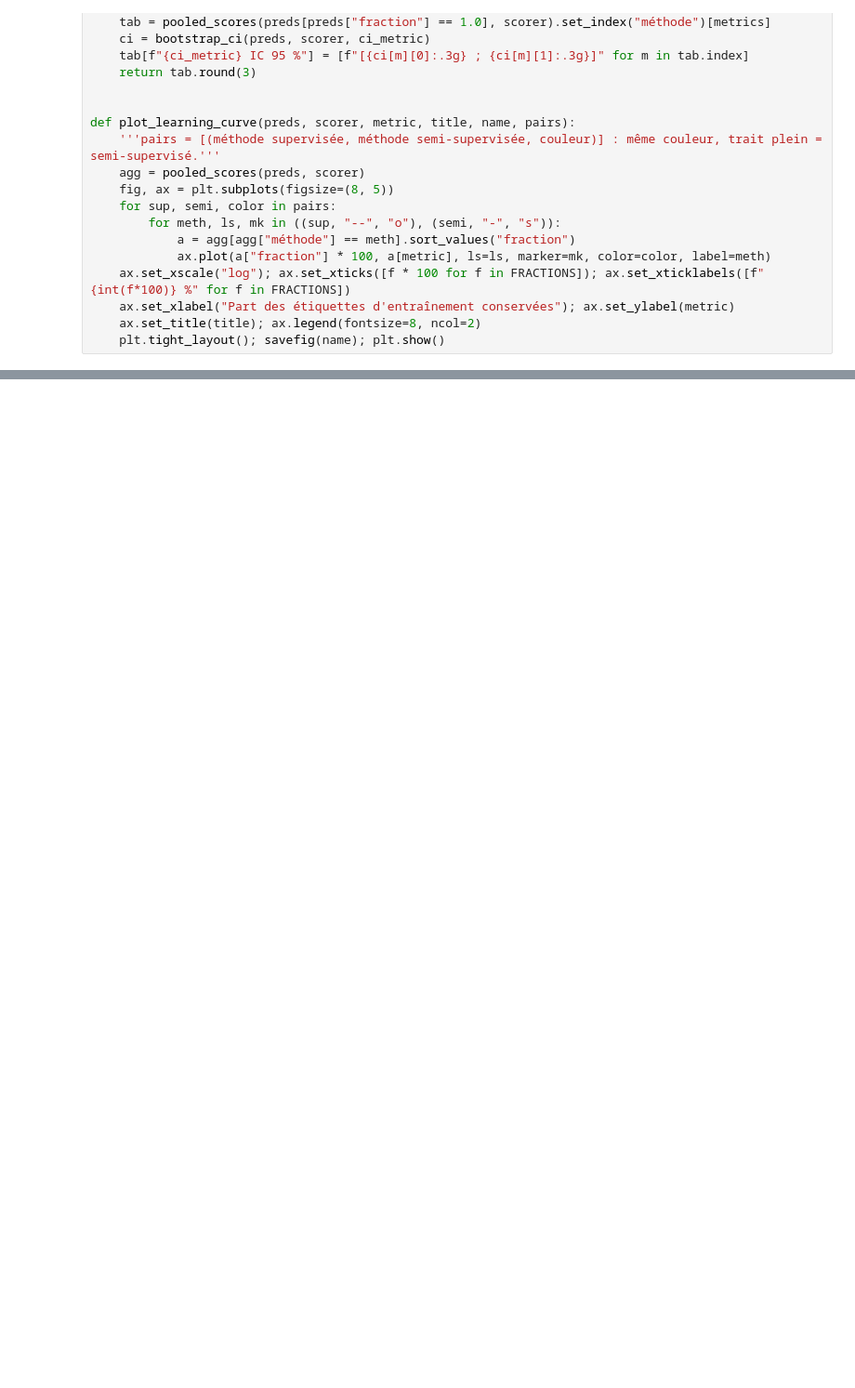
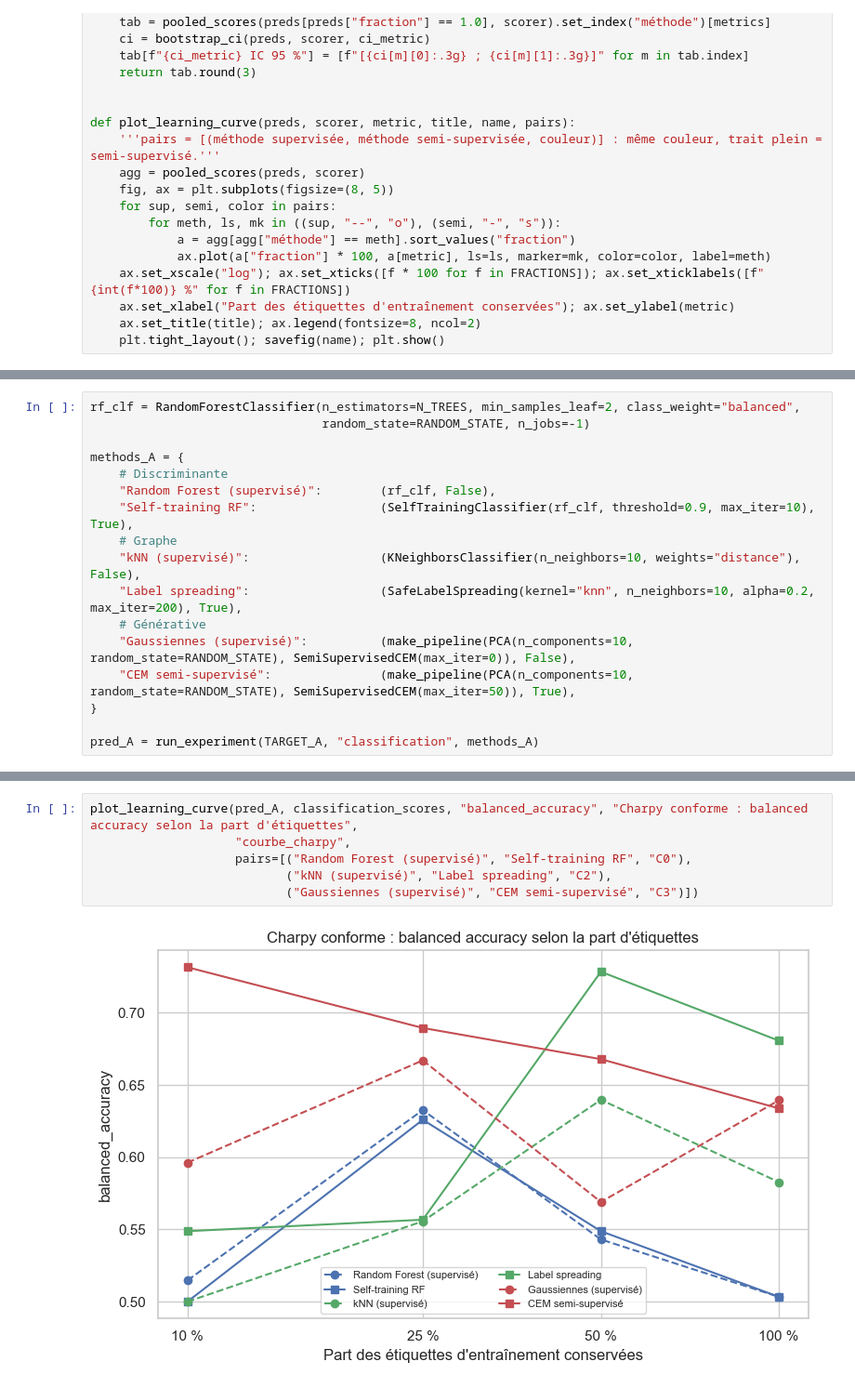
Before and after one commit to marilynehu25/Soudure-d-acier, a Jupyter notebook: 2. Analyses/4. Apprentissage semi supervisé.ipynb, the cells around one changed output, grey strips where cells are left out. Shown at 93% size. Saved outputs shown, nothing was run; the diff lists cells and outputs as text; blank space fills up the shorter version.

```diff
--- a/2. Analyses/4. Apprentissage semi supervisé.ipynb
+++ b/2. Analyses/4. Apprentissage semi supervisé.ipynb
@@ -470,0 +479,17 @@ def plot_learning_curve(preds, scorer, metric, title, name, pairs):
+# %%
+rf_clf = RandomForestClassifier(n_estimators=N_TREES, min_samples_leaf=2, class_weight="balanced",
+                                random_state=RANDOM_STATE, n_jobs=-1)
+
+methods_A = {
+    # Discriminante
+    "Random Forest (supervisé)":        (rf_clf, False),
+    "Self-training RF":                 (SelfTrainingClassifier(rf_clf, threshold=0.9, max_iter=10), True),
+    # Graphe
+    "kNN (supervisé)":                  (KNeighborsClassifier(n_neighbors=10, weights="distance"), False),
+    "Label spreading":                  (SafeLabelSpreading(kernel="knn", n_neighbors=10, alpha=0.2, max_iter=200), True),
+    # Générative
+    "Gaussiennes (supervisé)":          (make_pipeline(PCA(n_components=10, random_state=RANDOM_STATE), SemiSupervisedCEM(max_iter=0)), False),
+    "CEM semi-supervisé":               (make_pipeline(PCA(n_components=10, random_state=RANDOM_STATE), SemiSupervisedCEM(max_iter=50)), True),
+}
+
+pred_A = run_experiment(TARGET_A, "classification", methods_A)
@@ -470,0 +526,8 @@ def plot_learning_curve(preds, scorer, metric, title, name, pairs):
+# %%
+plot_learning_curve(pred_A, classification_scores, "balanced_accuracy", "Charpy conforme : balanced accuracy selon la part d'étiquettes",
+                    "courbe_charpy",
+                    pairs=[("Random Forest (supervisé)", "Self-training RF", "C0"),
+                           ("kNN (supervisé)", "Label spreading", "C2"),
+                           ("Gaussiennes (supervisé)", "CEM semi-supervisé", "C3")])
+# %% [output]
+[figure, added]
```
Also changed, not shown: parts of 5 cells of this notebook, 2 other files.
